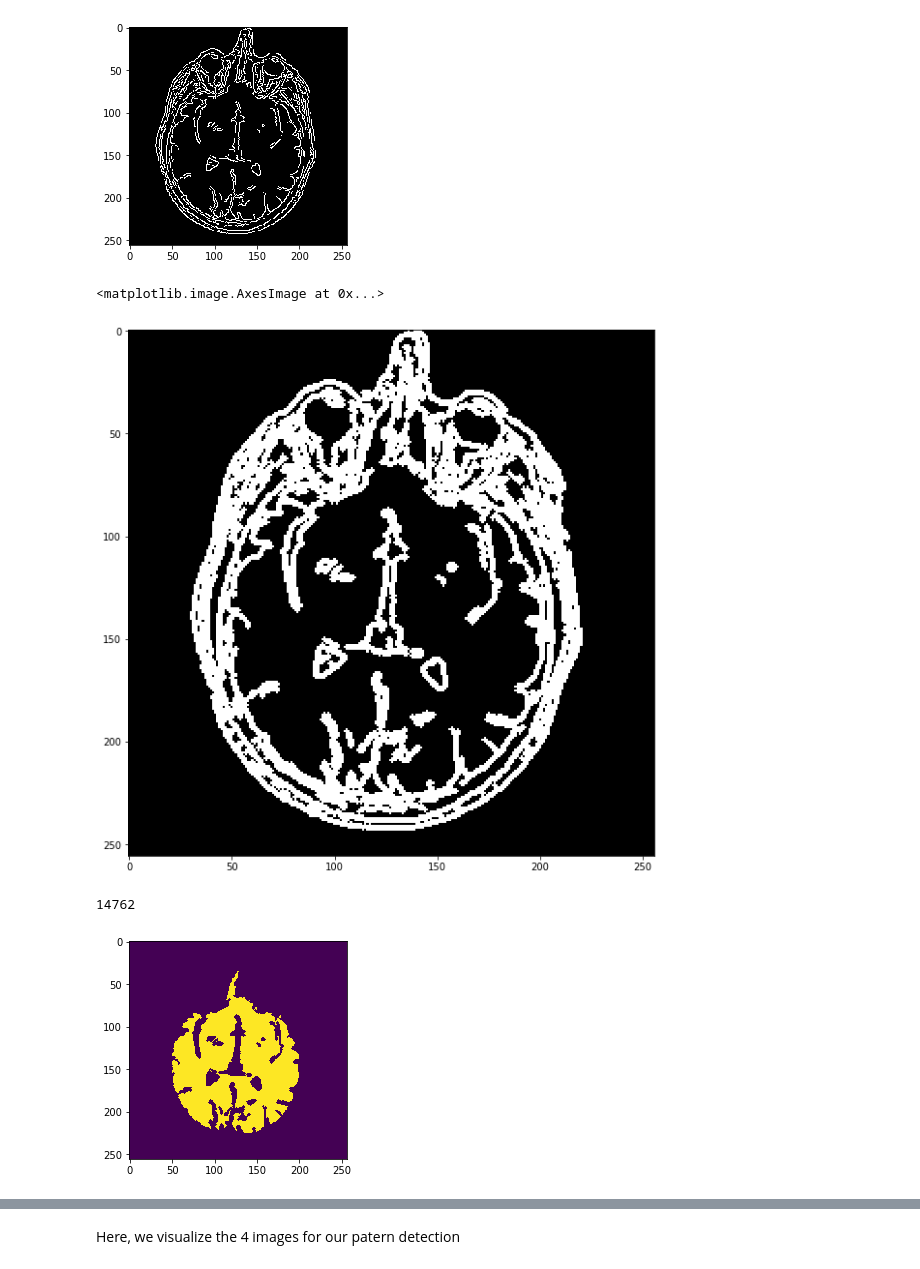
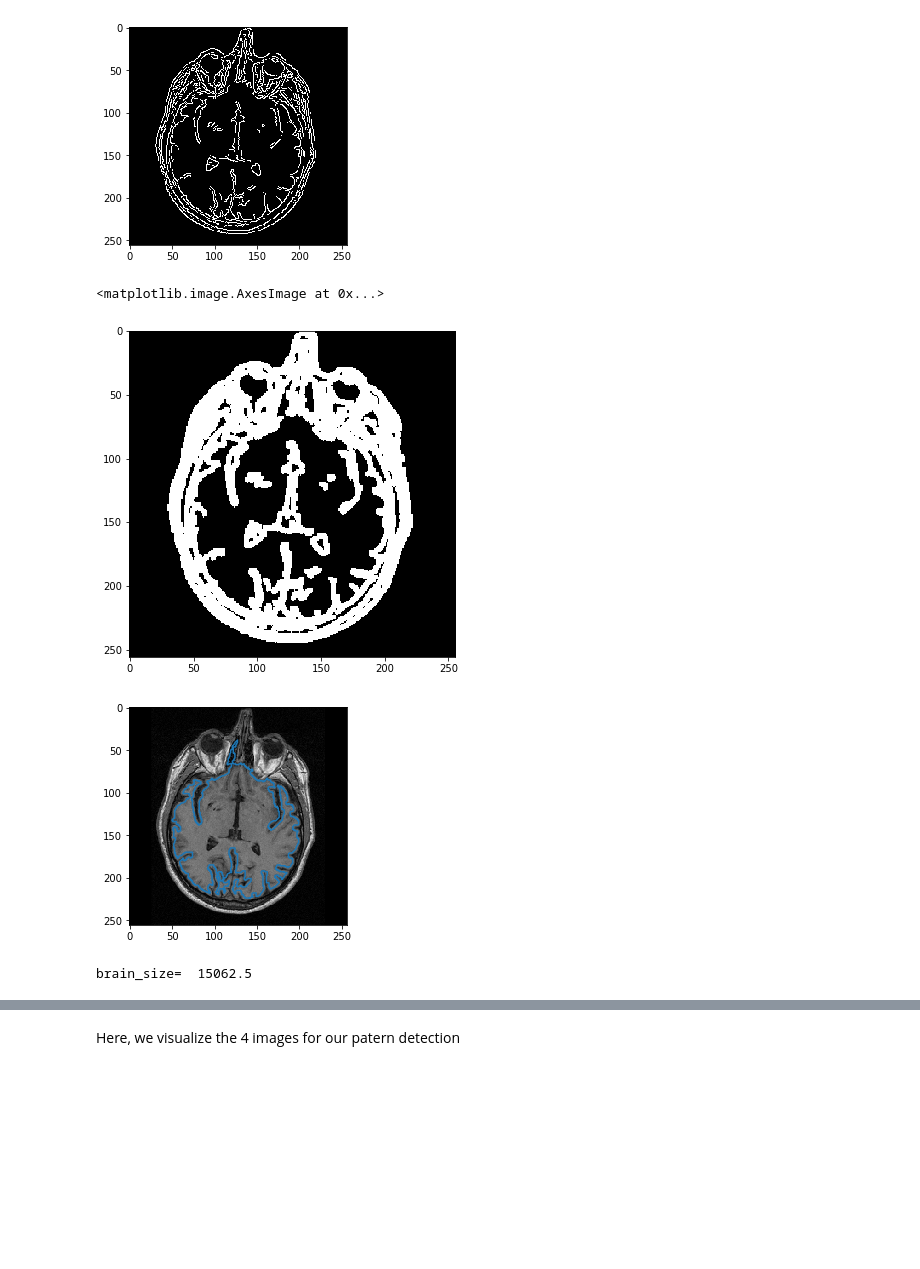
Before and after one commit to mfendri2/ImageAnalysisEPFL, a Jupyter notebook: Lab1_Image_seg/lab_01_segmentation.ipynb, the cells around one changed output, grey strips where cells are left out. Saved outputs shown, nothing was run; the diff lists cells and outputs as text; code cells hidden in the pictures; blank space fills up the shorter version.

```diff
--- a/Lab1_Image_seg/lab_01_segmentation.ipynb
+++ b/Lab1_Image_seg/lab_01_segmentation.ipynb
@@ -118,12 +121,31 @@ plt.imshow(canny,cmap='gray')
 <matplotlib.image.AxesImage at 0x...>
 [figure]
 # %%
-kernel = cv.getStructuringElement(cv2.MORPH_ELLIPSE,(3,3))
+kernel = cv.getStructuringElement(cv2.MORPH_ELLIPSE,(4,4))
 countour_dilated =cv.dilate(canny, kernel)
 # %%
-plt.figure(figsize=(10,10))
+plt.figure(figsize=(6,6))
 plt.imshow(countour_dilated,cmap='gray')
 # %% [output]
 <matplotlib.image.AxesImage at 0x...>
-[figure, old version]
+[figure, new version]
+# %%
+contours_detection = measure.find_contours(countour_dilated,10)
+contours_list = []
+for i in contours_detection:
+    contours_list.append(len(i))
+contour_sorted =np.sort(np.copy(contours_list))
+index_last = contours_list.index(contour_sorted[-1])
+brain_contour = contours_detection[index_last]
+brain_contour = brain_contour.astype(int)
+fig, ax = plt.subplots()
+ax.imshow(brain_im, cmap='gray')
+ax.plot(brain_contour[:, 1], brain_contour[:, 0], linewidth=1.5)
+ax.axis('image')
+plt.show()
+brain_size=cv2.contourArea(brain_contour)
+print("brain_size= ",brain_size)
+# %% [output]
+[figure, added]
+brain_size=  15062.5
 # %%
@@ -144,9 +166,2 @@ def region_growing(img,th):
                 visitedPixels.append((current_x+neigh_x,current_y+neigh_y))
     return growingImg
-# %%
-imgS=region_growing(countour_dilated,70)
-plt.imshow(imgS)
-imgS.sum()
-# %% [output]
-14762
-[figure, removed]
```
Also changed, not shown: parts of 32 cells of this notebook, 1 other file.
